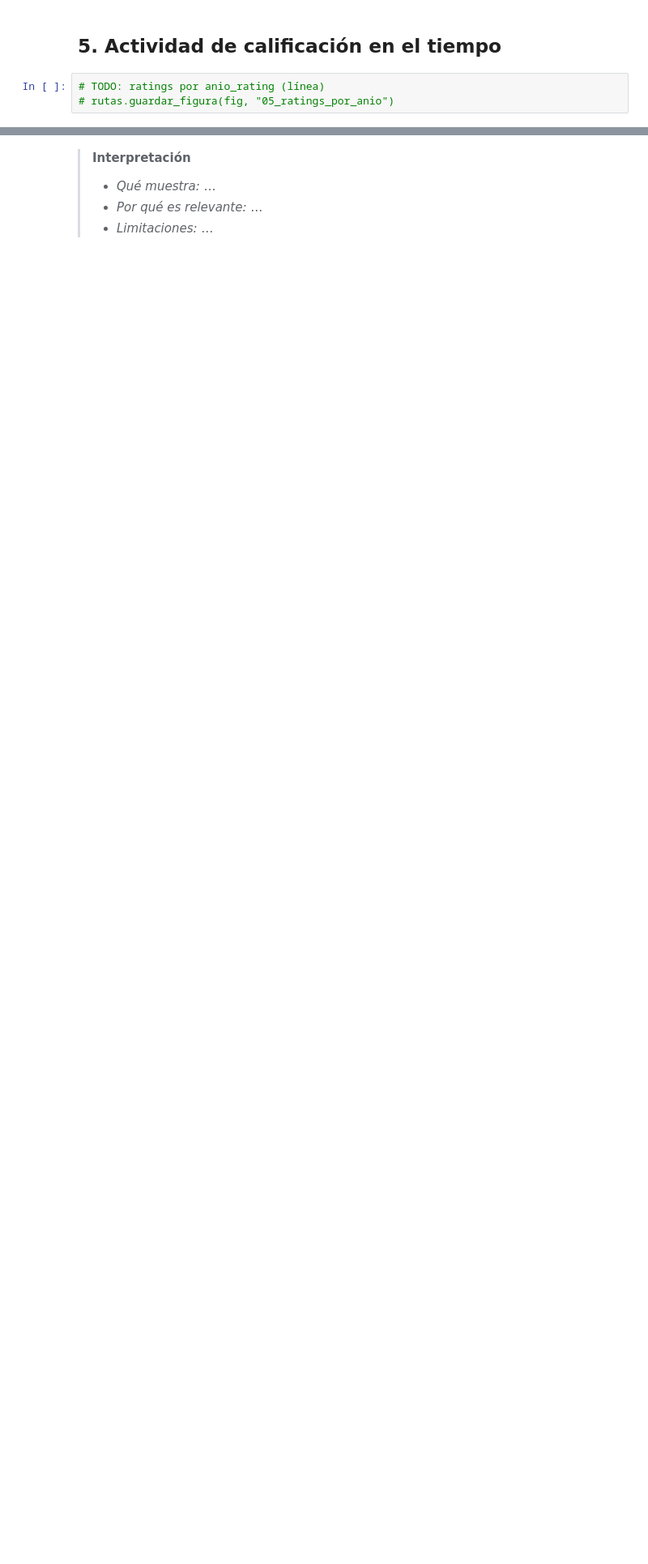
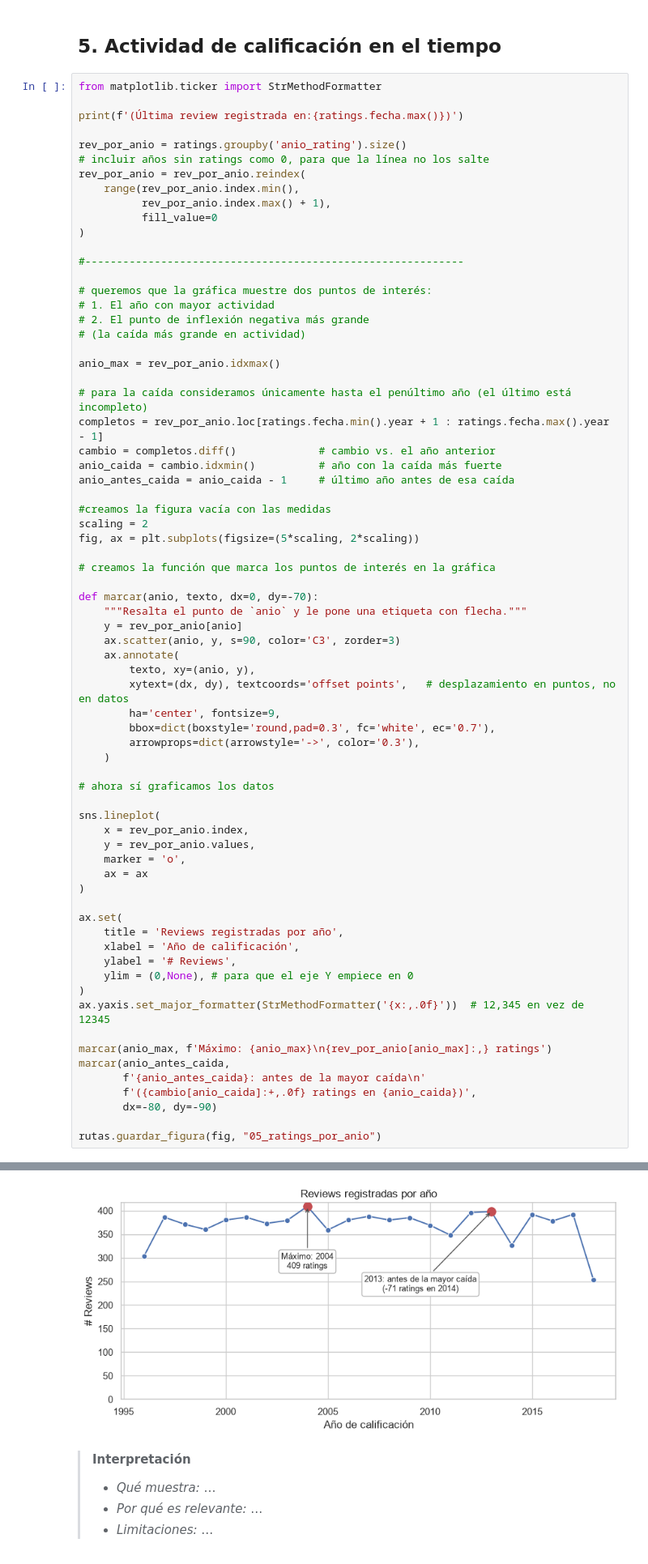
Before and after one commit to srandres-git/movielens-proyecto-integrador, a Jupyter notebook: notebooks/05_fun_facts.ipynb, the cells around one changed output, grey strips where cells are left out. Shown at 81% size. Cells and saved outputs as stored; diff of their text form; blank space fills up the shorter version.

Commit message:
Fun facts: mejores/peores, polémicas, géneros y actividad por año

```diff
--- a/notebooks/05_fun_facts.ipynb
+++ b/notebooks/05_fun_facts.ipynb
@@ -52,5 +262,73 @@ contratos.verificar_esquema(stats, "stats_peliculas")
 # %% [markdown]
 ## 5. Actividad de calificación en el tiempo
 # %%
-# TODO: ratings por anio_rating (línea)
-# rutas.guardar_figura(fig, "05_ratings_por_anio")
+from matplotlib.ticker import StrMethodFormatter
+
+print(f'(Última review registrada en:{ratings.fecha.max()})')
+
+rev_por_anio = ratings.groupby('anio_rating').size()
+# incluir años sin ratings como 0, para que la línea no los salte
+rev_por_anio = rev_por_anio.reindex(
+    range(rev_por_anio.index.min(),
+          rev_por_anio.index.max() + 1),
+          fill_value=0
+)
+
+#------------------------------------------------------------
+
+# queremos que la gráfica muestre dos puntos de interés:
+# 1. El año con mayor actividad
+# 2. El punto de inflexión negativa más grande
+# (la caída más grande en actividad)
+
+anio_max = rev_por_anio.idxmax()
+
+# para la caída consideramos únicamente hasta el penúltimo año (el último está incompleto)
+completos = rev_por_anio.loc[ratings.fecha.min().year + 1 : ratings.fecha.max().year - 1]
+cambio = completos.diff()             # cambio vs. el año anterior
+anio_caida = cambio.idxmin()          # año con la caída más fuerte
+anio_antes_caida = anio_caida - 1     # último año antes de esa caída
+
+#creamos la figura vacía con las medidas
+scaling = 2
+fig, ax = plt.subplots(figsize=(5*scaling, 2*scaling))
+
+# creamos la función que marca los puntos de interés en la gráfica
+
+def marcar(anio, texto, dx=0, dy=-70):
+    """Resalta el punto de `anio` y le pone una etiqueta con flecha."""
+    y = rev_por_anio[anio]
+    ax.scatter(anio, y, s=90, color='C3', zorder=3)
+    ax.annotate(
+        texto, xy=(anio, y),
+        xytext=(dx, dy), textcoords='offset points',   # desplazamiento en puntos, no en datos
+        ha='center', fontsize=9,
+        bbox=dict(boxstyle='round,pad=0.3', fc='white', ec='0.7'),
+        arrowprops=dict(arrowstyle='->', color='0.3'),
+    )
+
+# ahora sí graficamos los datos
+
+sns.lineplot(
+    x = rev_por_anio.index,
+    y = rev_por_anio.values,
+    marker = 'o',
+    ax = ax
+)
+
+ax.set(
+    title = 'Reviews registradas por año',
+    xlabel = 'Año de calificación',
+    ylabel = '# Reviews',
+    ylim = (0,None), # para que el eje Y empiece en 0
+)
+ax.yaxis.set_major_formatter(StrMethodFormatter('{x:,.0f}'))  # 12,345 en vez de 12345
+
+marcar(anio_max, f'Máximo: {anio_max}\n{rev_por_anio[anio_max]:,} ratings')
+marcar(anio_antes_caida,
+       f'{anio_antes_caida}: antes de la mayor caída\n'
+       f'({cambio[anio_caida]:+,.0f} ratings en {anio_caida})',
+       dx=-80, dy=-90)
+
+rutas.guardar_figura(fig, "05_ratings_por_anio")
+# %% [output]
@@ -57,3 +337,4 @@ contratos.verificar_esquema(stats, "stats_peliculas")
+[figure, added]
 # %% [markdown]
 > **Interpretación**
 > - *Qué muestra:* …
```
Also changed, not shown: parts of 7 cells of this notebook, 6 other files.
